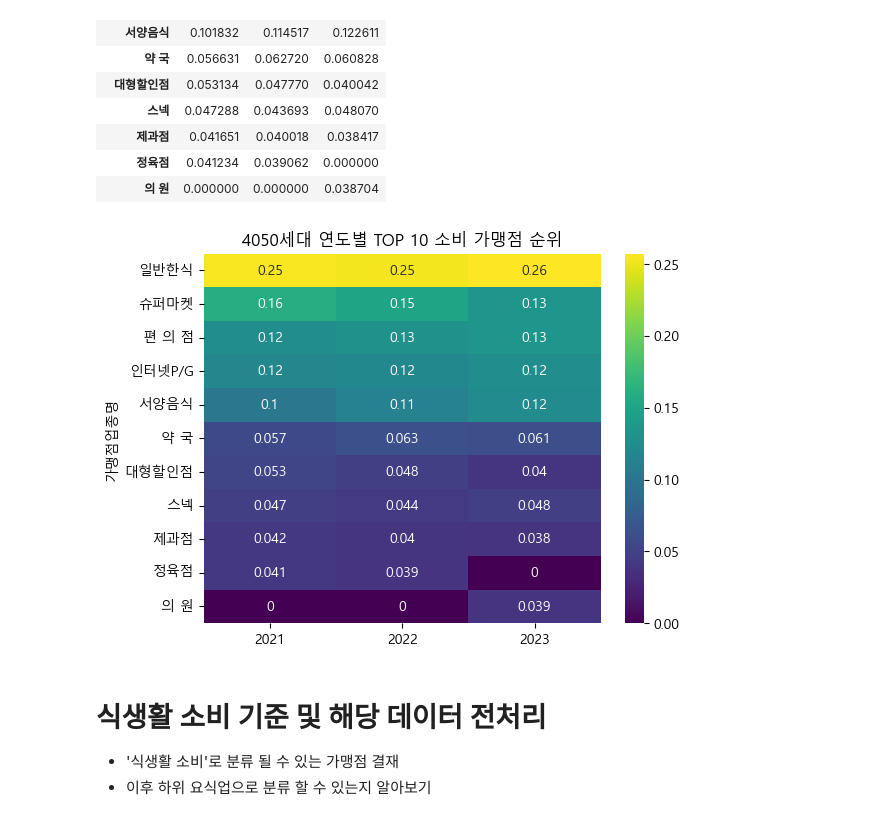
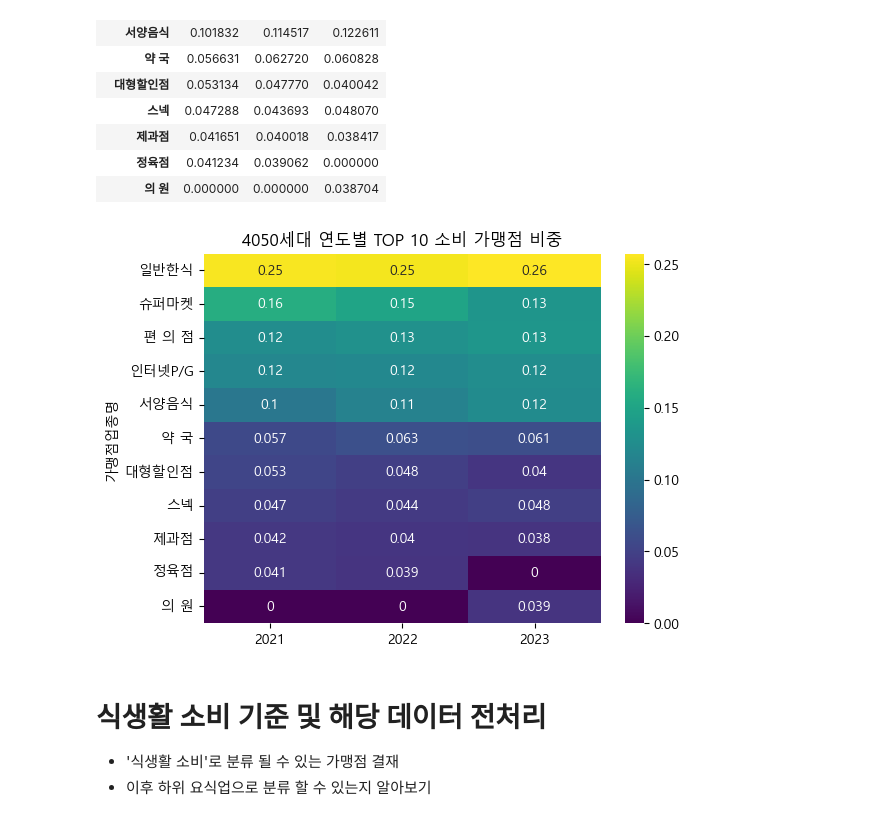
Before and after one commit to shs1018/iM_DiGital_Banker_academy, a Jupyter notebook: projects/iMBank_pj1/sampled_data_EDA.ipynb, the cells around one changed output. Cells and saved outputs as stored; diff of their text form; code cells hidden in the pictures.

Commit message:
More visualization & data preprocessing

```diff
--- a/projects/iMBank_pj1/sampled_data_EDA.ipynb
+++ b/projects/iMBank_pj1/sampled_data_EDA.ipynb
@@ -220,11 +220,11 @@ v_data_all_2
 # %%
 fig, ax = plt.subplots()
 sns.heatmap(v_data_all_2, annot=True,
-            cmap="viridis").set_title('4050세대 연도별 TOP 10 소비 가맹점 순위')
+            cmap="viridis").set_title('4050세대 연도별 TOP 10 소비 가맹점 비중')
 
 plt.show()
 # %% [output]
-[figure, old version]
+[figure, new version]
 # %% [markdown]
 # 식생활 소비 기준 및 해당 데이터 전처리
 - '식생활 소비'로 분류 될 수 있는 가맹점 결재
```
Also changed, not shown: parts of 13 cells of this notebook.
